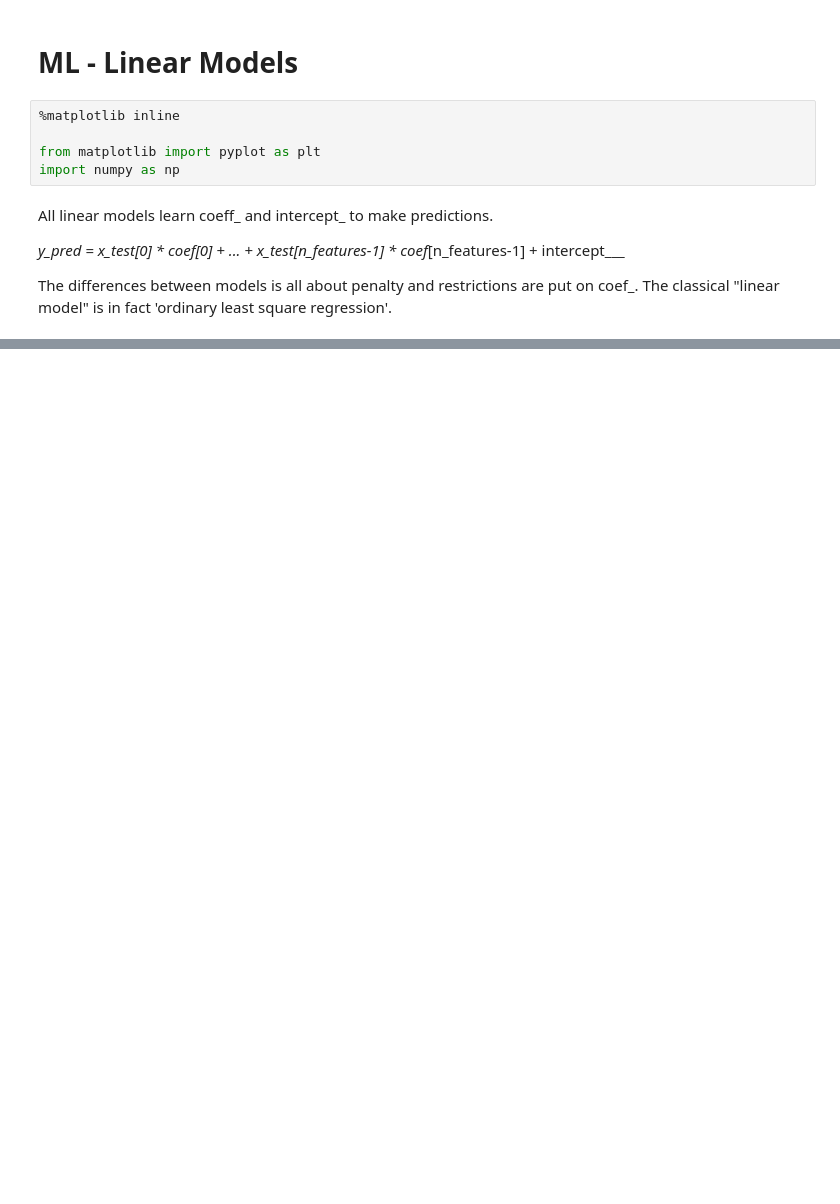
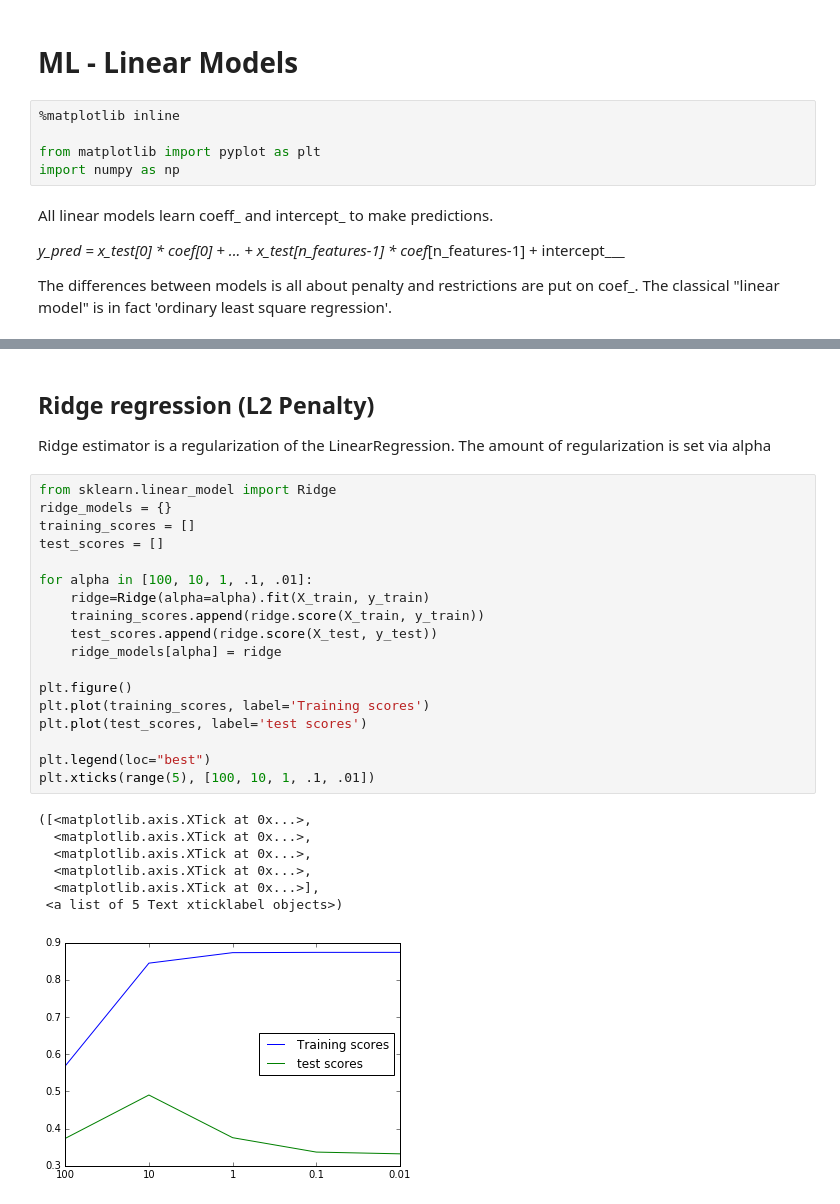
Before and after one commit to MrGreenRubato/notebooks, a Jupyter notebook: SciPy 2016 - Tutorial Part 13 - ML - Linear Models.ipynb, the cells around one changed output, grey strips where cells are left out. Saved outputs shown, nothing was run; the diff lists cells and outputs as text; blank space fills up the shorter version.

```diff
--- a/SciPy 2016 - Tutorial Part 13 - ML - Linear Models.ipynb
+++ b/SciPy 2016 - Tutorial Part 13 - ML - Linear Models.ipynb
@@ -29,0 +94,30 @@ X_train shape: (60, 30)
+# %% [markdown]
+## Ridge regression (L2 Penalty)
+Ridge estimator is a regularization of the LinearRegression.
+The amount of regularization is set via alpha
+# %%
+from sklearn.linear_model import Ridge
+ridge_models = {}
+training_scores = []
+test_scores = []
+
+for alpha in [100, 10, 1, .1, .01]:
+    ridge=Ridge(alpha=alpha).fit(X_train, y_train)
+    training_scores.append(ridge.score(X_train, y_train))
+    test_scores.append(ridge.score(X_test, y_test))
+    ridge_models[alpha] = ridge
+
+plt.figure()
+plt.plot(training_scores, label='Training scores')
+plt.plot(test_scores, label='test scores')
+
+plt.legend(loc="best")
+plt.xticks(range(5), [100, 10, 1, .1, .01])
+# %% [output]
+([<matplotlib.axis.XTick at 0x...>,
+  <matplotlib.axis.XTick at 0x...>,
+  <matplotlib.axis.XTick at 0x...>,
+  <matplotlib.axis.XTick at 0x...>,
+  <matplotlib.axis.XTick at 0x...>],
+ <a list of 5 Text xticklabel objects>)
+[figure, added]
```
Also changed, not shown: parts of 8 cells of this notebook.
